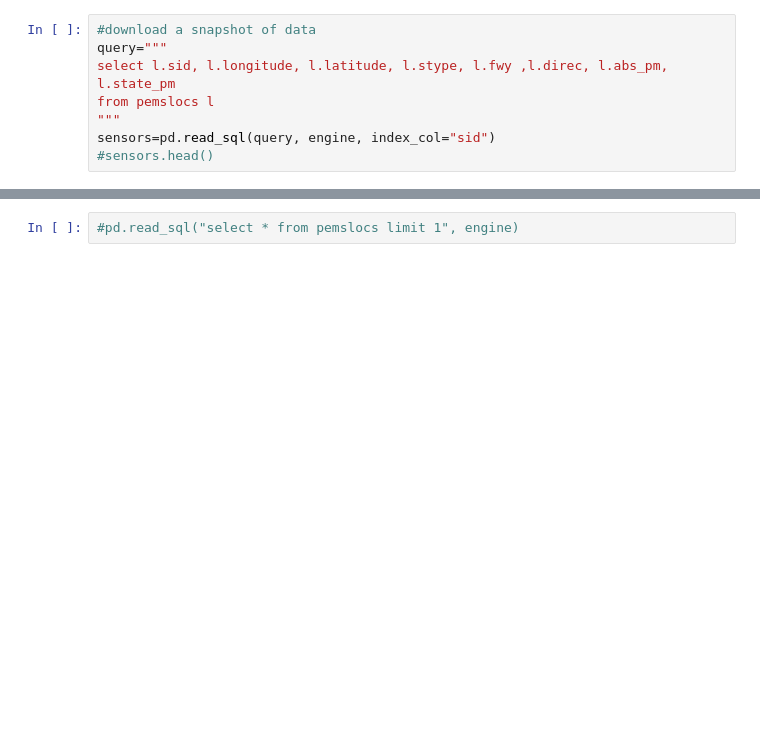
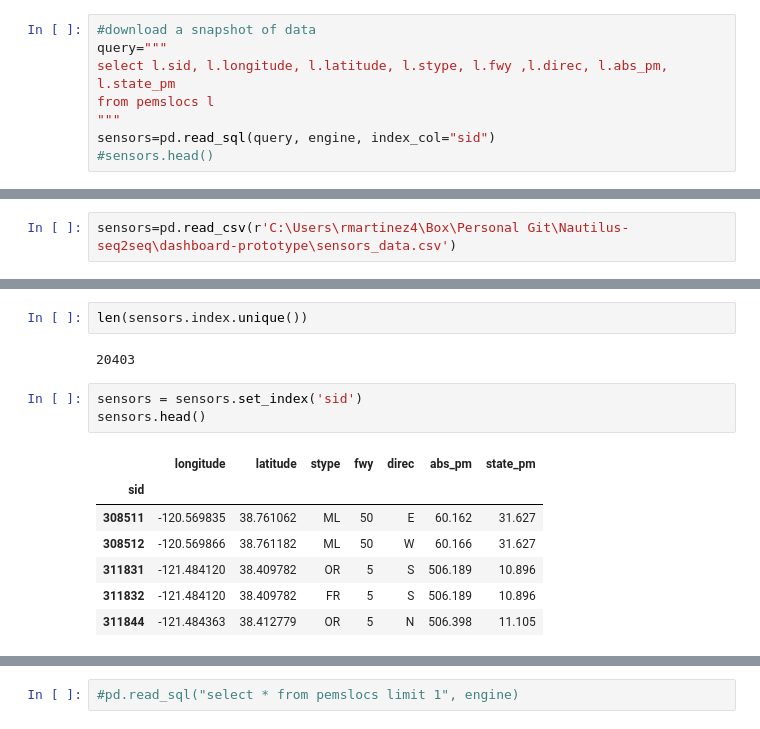
Before and after one commit to klane/dse-capstone, a Jupyter notebook: dashboard_traffic_layer/viz_traffic_layer_bay_predictions_dashboard.ipynb, the cells around one changed output, grey strips where cells are left out. Saved outputs shown, nothing was run; the diff lists cells and outputs as text; blank space fills up the shorter version.

Commit message:
dashboard code

```diff
--- a/dashboard_traffic_layer/viz_traffic_layer_bay_predictions_dashboard.ipynb
+++ b/dashboard_traffic_layer/viz_traffic_layer_bay_predictions_dashboard.ipynb
@@ -112,0 +137,2 @@ sensors=pd.read_sql(query, engine, index_col="sid")
+# %%
+sensors=pd.read_csv(r'C:\Users\rmartinez4\Box\Personal Git\Nautilus-seq2seq\dashboard-prototype\sensors_data.csv')
@@ -112,0 +148,15 @@ sensors=pd.read_sql(query, engine, index_col="sid")
+# %%
+len(sensors.index.unique())
+# %% [output]
+20403
+# %%
+sensors = sensors.set_index('sid')
+sensors.head()
+# %% [output]
+|  | longitude | latitude | stype | fwy | direc | abs_pm | state_pm |
+| sid |  |  |  |  |  |  |  |
+| 308511 | -120.569835 | 38.761062 | ML | 50 | E | 60.162 | 31.627 |
+| 308512 | -120.569866 | 38.761182 | ML | 50 | W | 60.166 | 31.627 |
+| 311831 | -121.484120 | 38.409782 | OR | 5 | S | 506.189 | 10.896 |
+| 311832 | -121.484120 | 38.409782 | FR | 5 | S | 506.189 | 10.896 |
+| 311844 | -121.484363 | 38.412779 | OR | 5 | N | 506.398 | 11.105 |
```
Also changed, not shown: parts of 16 cells of this notebook, 15 other files.
